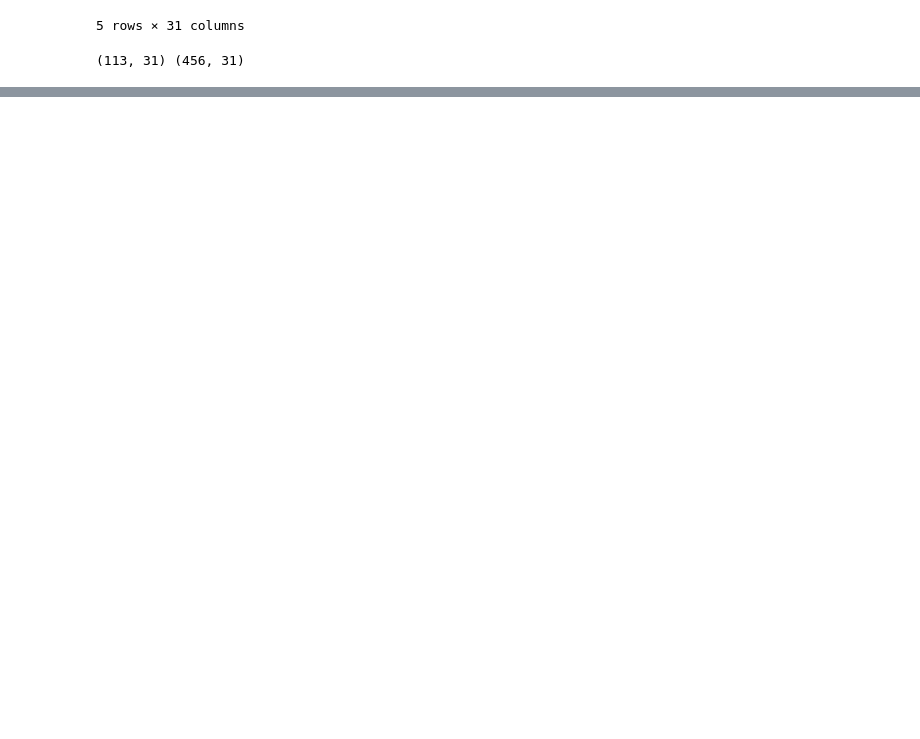
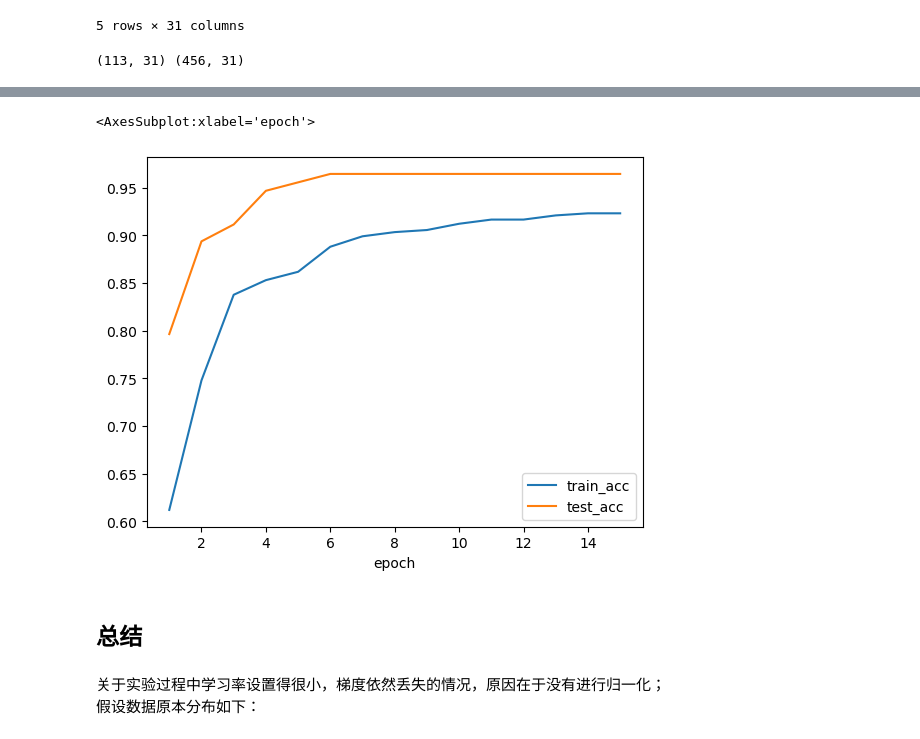
Before and after one commit to Kian716/deep-learning-practice, a Jupyter notebook: linear_regression_breast_cancer_no_keras.ipynb, the cells around one changed output, grey strips where cells are left out. Cells and saved outputs as stored; diff of their text form; code cells hidden in the pictures; blank space fills up the shorter version.

```diff
--- a/linear_regression_breast_cancer_no_keras.ipynb
+++ b/linear_regression_breast_cancer_no_keras.ipynb
@@ -122,0 +167,10 @@ epoch:10, train_loss:0.34440430998802185, train_acc:0.8947368264198303, test_los
+# %%
+res_df[['train_acc', 'test_acc']].plot()
+# %% [output]
+<AxesSubplot:xlabel='epoch'>
+[figure, added]
+# %% [markdown]
+## 总结
+# %% [markdown]
+关于实验过程中学习率设置得很小，梯度依然丢失的情况，原因在于没有进行归一化；
+假设数据原本分布如下：
```
Also changed, not shown: parts of 20 cells of this notebook.
